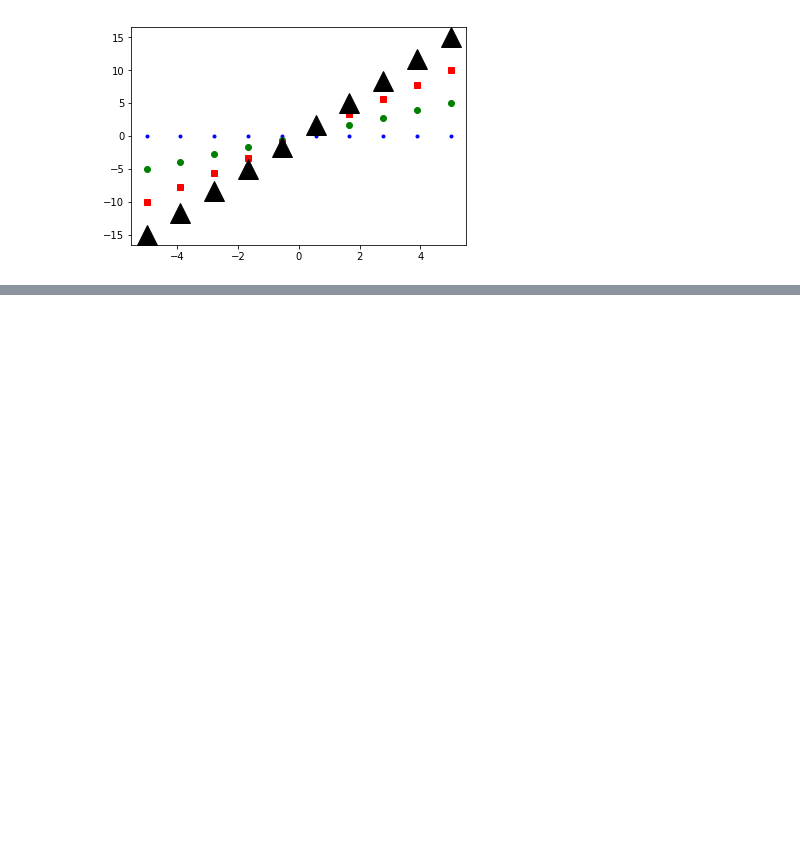
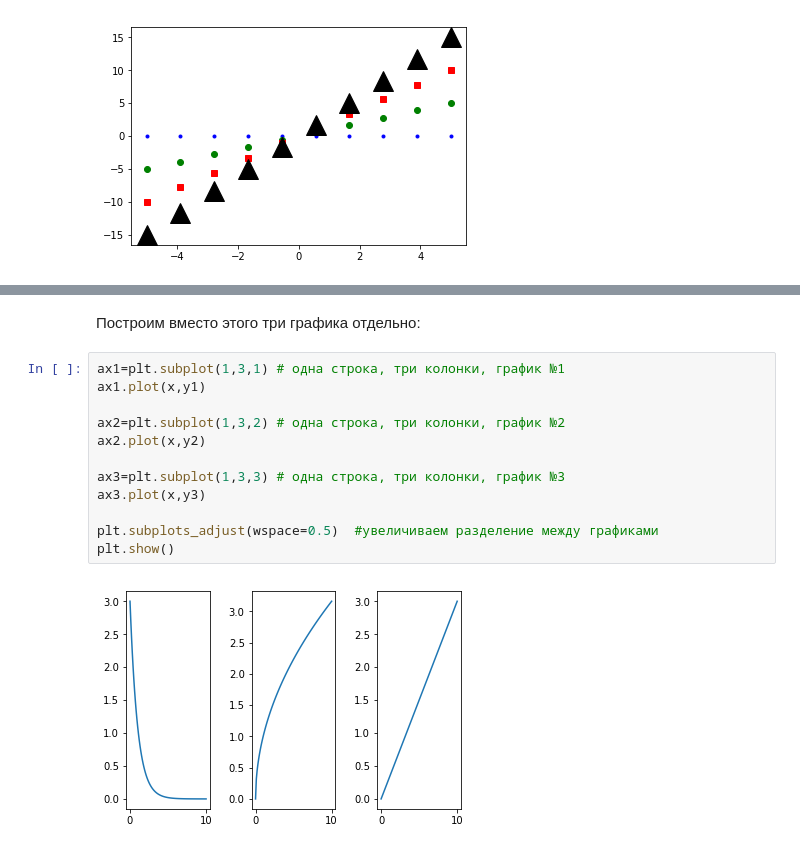
Before and after one commit to yamarus/PyForSci, a Jupyter notebook: source/lectures/theme7.ipynb, the cells around one changed output, grey strips where cells are left out. Drawn from its saved outputs; the diff is of its cells as text; blank space fills up the shorter version.

```diff
--- a/source/lectures/theme7.ipynb
+++ b/source/lectures/theme7.ipynb
@@ -58,0 +76,16 @@ plt.show()
+# %% [markdown]
+Построим вместо этого три графика отдельно:
+# %%
+ax1=plt.subplot(1,3,1) # одна строка, три колонки, график №1
+ax1.plot(x,y1)
+
+ax2=plt.subplot(1,3,2) # одна строка, три колонки, график №2
+ax2.plot(x,y2)
+
+ax3=plt.subplot(1,3,3) # одна строка, три колонки, график №3
+ax3.plot(x,y3)
+
+plt.subplots_adjust(wspace=0.5)  #увеличиваем разделение между графиками
+plt.show()
+# %% [output]
+[figure, added]
```
Also changed, not shown: parts of 13 cells of this notebook.
